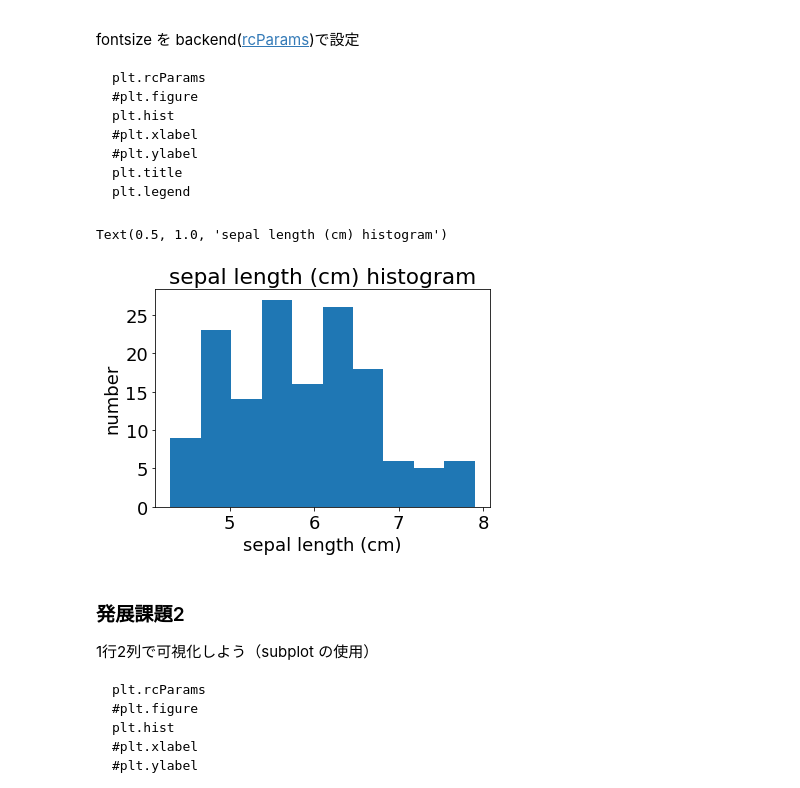
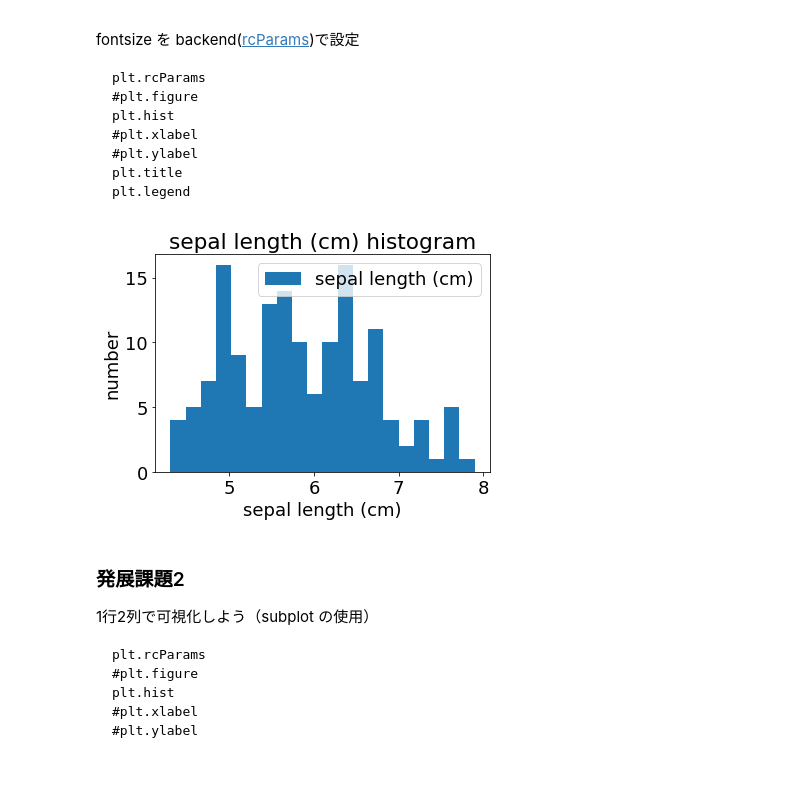
Before and after one commit to Manami-224/D, a Jupyter notebook: 第3回課題.ipynb, the cells around one changed output. Saved outputs shown, nothing was run; the diff lists cells and outputs as text; code cells hidden in the pictures.

```diff
--- a/第3回課題.ipynb
+++ b/第3回課題.ipynb
@@ -129,26 +125,25 @@ plt.legend
 # %%
 import matplotlib.pyplot as plt
 import pandas as pd
 
 from sklearn.datasets import load_iris
 iris_data = load_iris() #del iris_data などで不要となった変数を消すことも可能
 data, label, feature_names = iris_data["data"], iris_data["target"], iris_data["feature_names"]
 iris_df = pd.DataFrame(data, columns=feature_names)
 label = pd.DataFrame(label, columns=["label"])
 iris_df = pd.concat([iris_df, label], axis=1)
 
 plt.rcParams["font.size"] = 18
 #plt.figure
-plt.hist([iris_df["sepal length (cm)"]], bins=10)
+plt.hist([iris_df["sepal length (cm)"]], bins=20, label="sepal length (cm)")
 plt.xlabel("sepal length (cm)")
 plt.ylabel("number")
 plt.title("sepal length (cm) histogram")
-#plt.legend(loc='upper right') #凡例の表示
+plt.legend(loc='upper right') #凡例の表示
 
 plt.show()
 # %% [output]
-Text(0.5, 1.0, 'sepal length (cm) histogram')
-[figure, old version]
+[figure, new version]
 # %% [markdown]
 ### 発展課題2
 1行2列で可視化しよう（subplot の使用）
```
Also changed, not shown: parts of 4 cells of this notebook.
